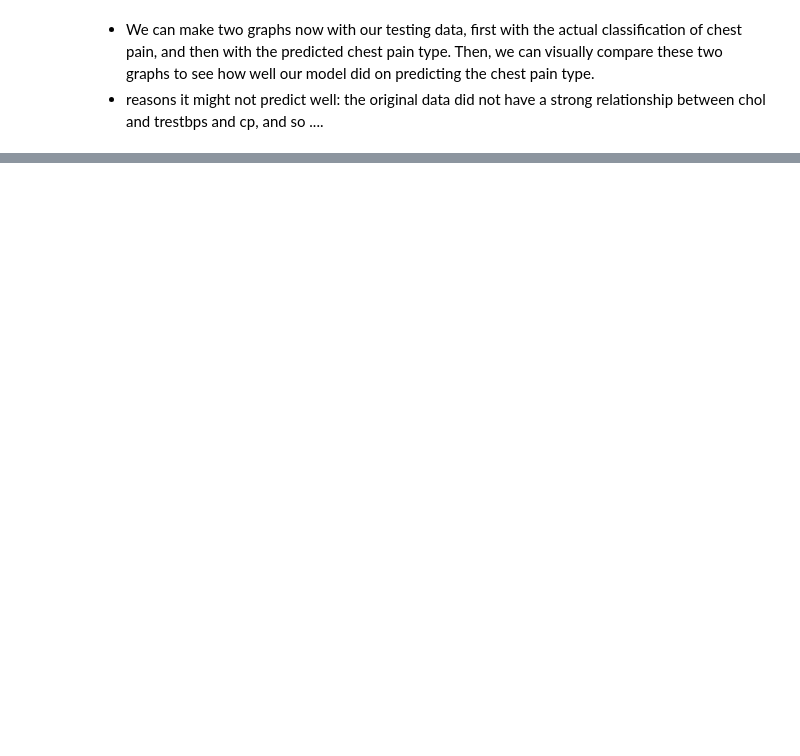
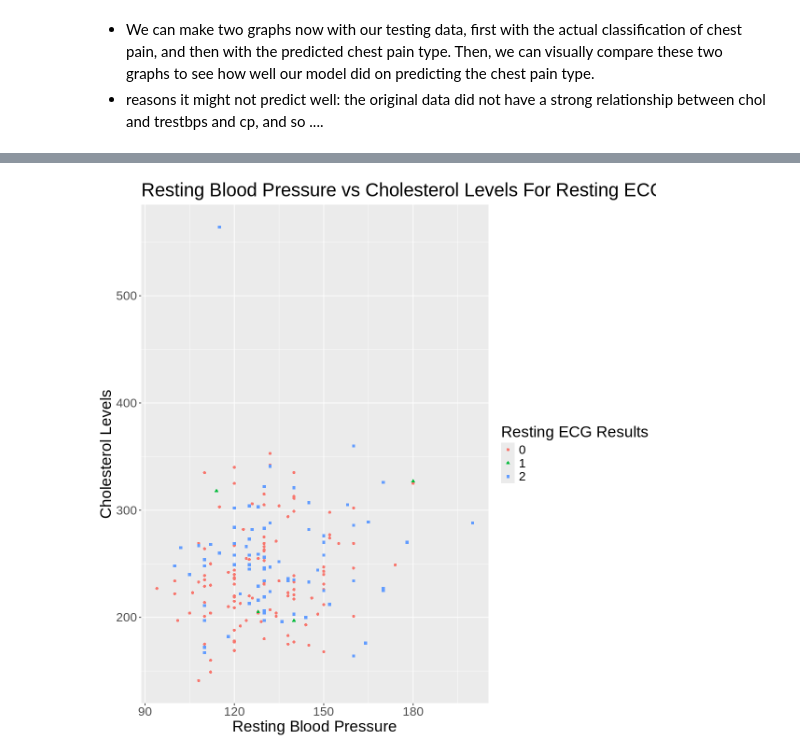
Before and after one commit to Ellaj1/Group-31, a Jupyter notebook: Group31_Ella.ipynb, the cells around one changed output, grey strips where cells are left out. Saved outputs shown, nothing was run; the diff lists cells and outputs as text; code cells hidden in the pictures; blank space fills up the shorter version.

```diff
--- a/Group31_Ella.ipynb
+++ b/Group31_Ella.ipynb
@@ -379,0 +385,26 @@ The following object is masked from ‘package:dplyr’:
+# %%
+heart_disease_select_2 <- heart_disease|>
+select(trestbps,chol,restecg)
+heart_disease_select
+
+#heart_disease_select <- heart_disease|>
+#select(trestbps,chol,cp)
+
+heart_disease_select_2 |>
+group_by(restecg) |>
+summarize(n = n())
+
+install.packages("themis")
+library(themis)
+
+ups_recipe_2 <- recipe(restecg ~ ., data = heart_disease_select_2) |>
+step_upsample(restecg, over_ratio = 1, skip = FALSE) |>
+prep()
+
+heart_disease_classes_2 <- bake(ups_recipe_2, heart_disease_select_2)
+
+heart_disease_classes_2 |>
+group_by(restecg) |>
+summarize(n = n())
+
+heart_disease_classes_2
@@ -379,0 +466,8 @@ The following object is masked from ‘package:dplyr’:
+# %%
+set.seed(3456)
+
+heart_disease_split_2 <- initial_split(heart_disease_classes_2, prop=0.75, strata=restecg)
+heart_disease_train_2<- training(heart_disease_split_2)
+heart_disease_test_2 <- testing(heart_disease_split_2)
+heart_disease_train_2
+heart_disease_test_2
@@ -379,0 +525,11 @@ The following object is masked from ‘package:dplyr’:
+# %%
+options(repr.plot.height=10, repr.plot.width=10)
+Visualization_2 <- heart_disease_train_2|>
+ggplot(aes(x= trestbps, y= chol))+
+       geom_point(aes(colour = restecg, shape = restecg)) +
+labs(x = "Resting Blood Pressure", y = "Cholesterol Levels", colour = "Resting ECG Results", shape = "Resting ECG Results") +
+ggtitle("Resting Blood Pressure vs Cholesterol Levels For Resting ECG Results")+
+  theme(text = element_text(size = 20))
+Visualization_2
+# %% [output]
+[figure, added]
```
Also changed, not shown: parts of 20 cells of this notebook.
